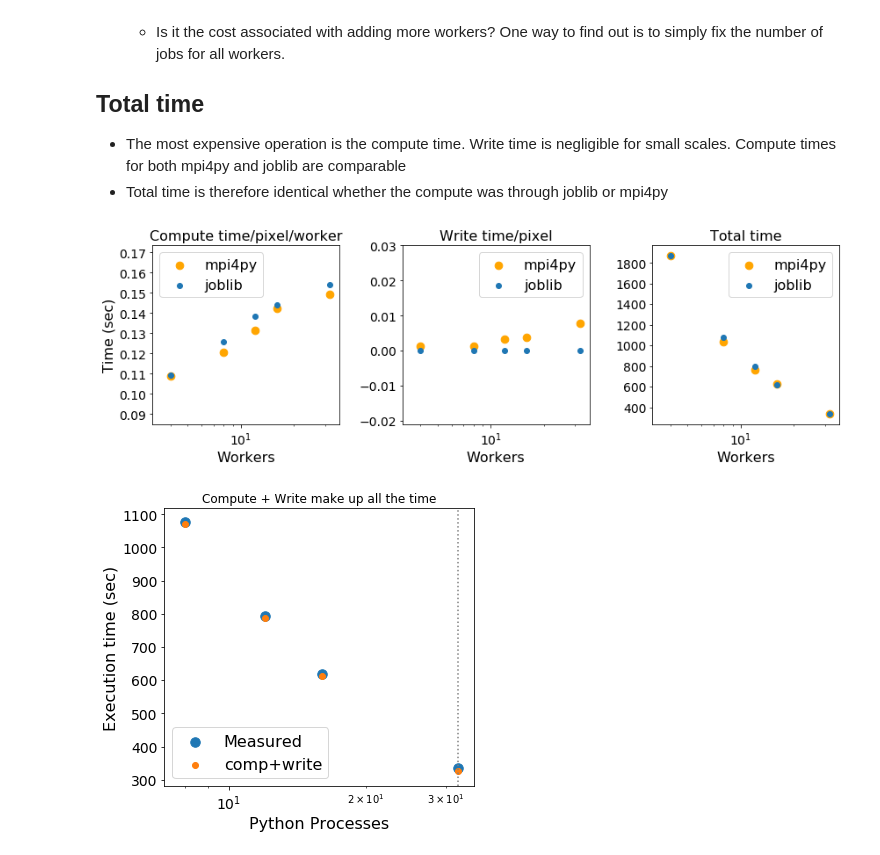
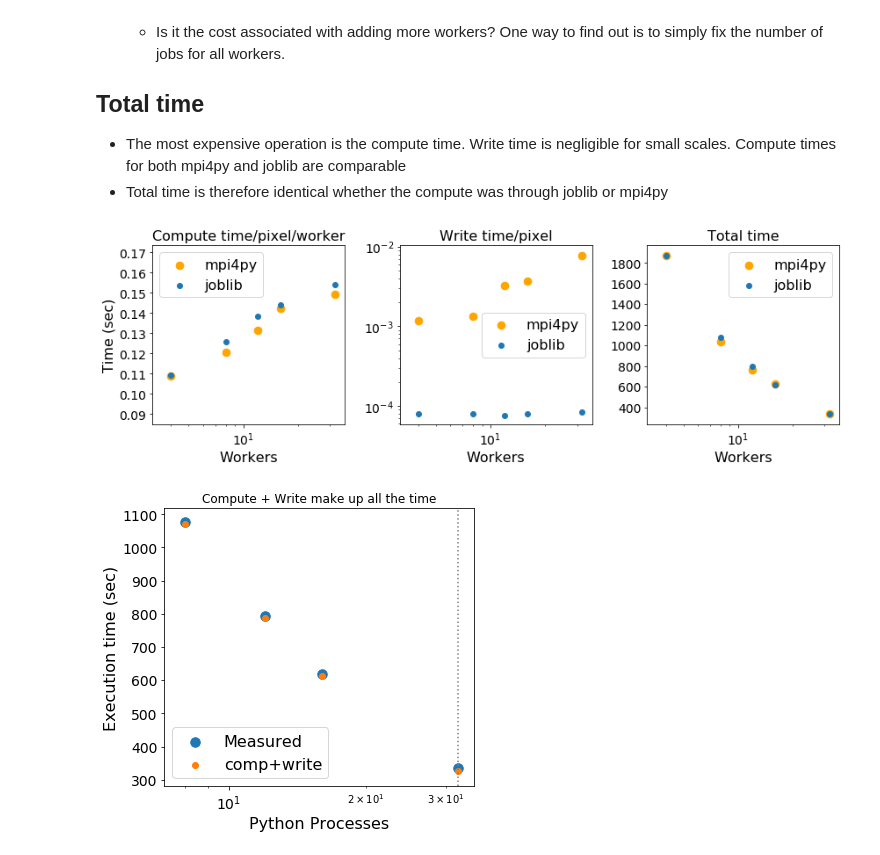
Before and after one commit to pycroscopy/distUSID, a Jupyter notebook: giv_bayesian/output/Benchmark_analysis.ipynb, the cells around one changed output. Saved outputs shown, nothing was run; the diff lists cells and outputs as text; code cells hidden in the pictures.

```diff
--- a/giv_bayesian/output/Benchmark_analysis.ipynb
+++ b/giv_bayesian/output/Benchmark_analysis.ipynb
@@ -273,23 +273,24 @@ fig.tight_layout()
 # %%
 fig, axes = plt.subplots(ncols=3, figsize=(12, 4))
 axes.flat[0].set_ylabel('Time (sec)', fontsize=16)
+axes.flat[1].set_yscale('log')
 for axis, mean_vals in zip(axes.flat, [mpi_compute_mean, mpi_write_mean, mpi_total_times]):
     axis.scatter(mpi_ranks[:5], mean_vals[:5], color='orange', s=75, label='mpi4py')
 
 for axis, mean_vals, qty_name in zip(axes.flat,
                                      [joblib_compute_mean, joblib_write_mean, joblib_total_times],
                                      ['Compute time/pixel/worker', 'Write time/pixel', 'Total time']):
     #axis.scatter(ranks, mean_vals)
     axis.scatter(joblib_procs, mean_vals, label='joblib')
     axis.set_xscale('log')
     axis.set_title(qty_name, fontsize=16)
     axis.set_xlabel('Workers', fontsize=16)
     axis.legend(fontsize=16)
 
 usid.plot_utils.set_tick_font_size(axes.flat, 14)
 fig.tight_layout()
 # %% [output]
-[figure, old version]
+[figure, new version]
 # %%
 num_jobs = 68096
 tot_time_per_pixel = np.array(joblib_compute_mean)  * joblib_procs + np.array(joblib_write_mean)
```
Also changed, not shown: parts of 12 cells of this notebook.
